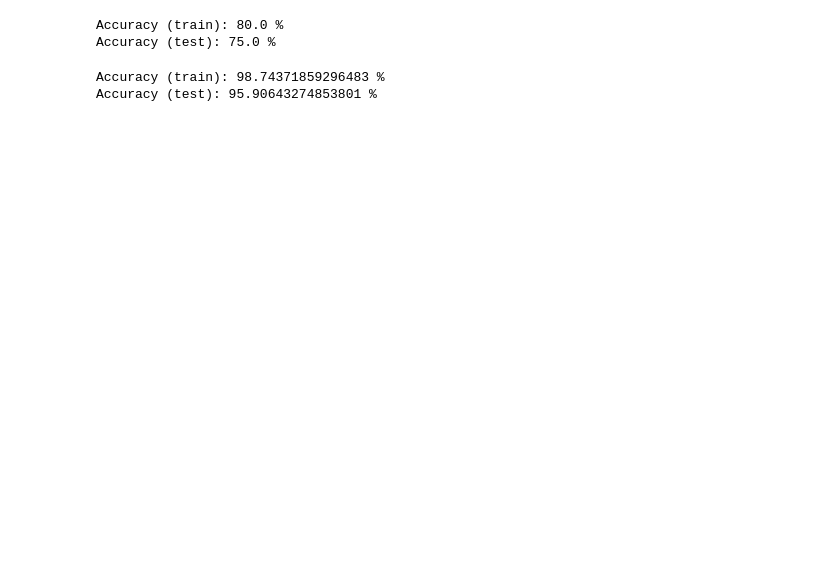
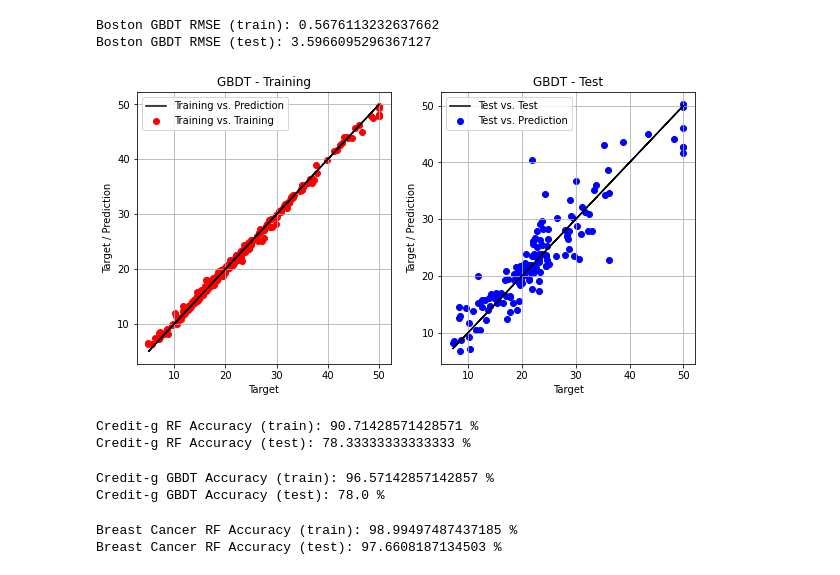
Before and after one commit to keloric/EE-P-596-A_2, a Jupyter notebook: Homework/Homework 4/GBDT.ipynb, the cells around one changed output. Drawn from its saved outputs; the diff is of its cells as text; code cells hidden in the pictures; blank space fills up the shorter version.

```diff
--- a/Homework/Homework 4/GBDT.ipynb
+++ b/Homework/Homework 4/GBDT.ipynb
@@ -453,6 +476,38 @@ RMSE (test): 3.9132221938733194
+# %%
+# Test the performance of GBDT on the Boston house price dataset
+boston_GBDT = GBDT(loss = 'mse', max_depth = 10, min_sample_split = 10, lamda = 5, gamma = 0, learning_rate = 0.1, num_trees = 50)
+
+boston_GBDT.fit(X_train, y_train)
+
+y_pred_train = boston_GBDT.predict(X_train)
+y_pred_test = boston_GBDT.predict(X_test)
+
+print('Boston GBDT RMSE (train):', root_mean_square_error(y_pred_train, y_train))
+print('Boston GBDT RMSE (test):', root_mean_square_error(y_pred_test, y_test))
+
+fig, ax = plt.subplots(1, 2, figsize=(10, 5))
+ax[0].scatter(y_train, y_pred_train, c='r', label='Training vs. Training')
+ax[0].plot(y_train, y_train, 'k-', label='Training vs. Prediction')
+ax[0].grid()
+ax[0].legend()
+ax[0].set_xlabel('Target')
+ax[0].set_ylabel('Target / Prediction')
+ax[0].set_title('GBDT - Training')
+
+ax[1].scatter(y_test, y_pred_test, c='b', label='Test vs. Prediction')
+ax[1].plot(y_test, y_test, 'k-', label='Test vs. Test')
+ax[1].grid()
+ax[1].legend()
+ax[1].set_xlabel('Target')
+ax[1].set_ylabel('Target / Prediction')
+ax[1].set_title('GBDT - Test')
+fig.show()
+plt.savefig('Problem_4_e_1')
+# %% [output]
+Boston GBDT RMSE (train): 0.5676113232637662
+Boston GBDT RMSE (test): 3.5966095296367127
+[figure, added]
 # %%
-# TODO: GBDT classification on credit-g dataset
-
 # load data
 from sklearn.datasets import fetch_openml
 X, y = fetch_openml('credit-g', version=1, return_X_y=True, data_home='credit/', as_frame=False)
@@ -462,22 +517,33 @@ y = np.array(list(map(lambda x: 1 if x == 'good' else 0, y)))
 from sklearn.model_selection import train_test_split
 X_train, X_test, y_train, y_test = train_test_split(X, y, test_size=0.3, random_state=8)
 
-# First, test the performance of RF on the credit-g dataset
-credit_RF = RF(loss = 'log', max_depth = 5, min_sample_split = 5, lamda = 1, gamma = 0, rf = 1, num_trees = 50)
+# Test the performance of RF on the credit-g dataset
+credit_RF = RF(loss = 'log', max_depth = 10, min_sample_split = 10, lamda = 1, gamma = 0, rf = 0.5, num_trees = 50)
 
 credit_RF.fit(X_train, y_train)
 
 y_pred_train = credit_RF.predict(X_train)
 y_pred_test = credit_RF.predict(X_test)
 
-print('Credit-g Accuracy (train):', accuracy(y_pred_train, y_train)*100, '%')
-print('Credit-g Accuracy (test):', accuracy(y_pred_test, y_test)*100, '%')
-
-# Attempt GDBT on credit-g
-# _____TODO__________
+print('Credit-g RF Accuracy (train):', accuracy(y_pred_train, y_train)*100, '%')
+print('Credit-g RF Accuracy (test):', accuracy(y_pred_test, y_test)*100, '%')
 # %% [output]
-Accuracy (train): 80.0 %
-Accuracy (test): 75.0 %
+Credit-g RF Accuracy (train): 90.71428571428571 %
+Credit-g RF Accuracy (test): 78.33333333333333 %
+# %%
+# Test the performance of GBDT on the credit-g dataset
+credit_GBDT = GBDT(loss = 'log', max_depth = 10, min_sample_split = 10, lamda = 8, gamma = 0, learning_rate = 0.1, num_trees = 50)
+
+credit_GBDT.fit(X_train, y_train)
+
+y_pred_train = credit_GBDT.predict(X_train)
+y_pred_test = credit_GBDT.predict(X_test)
+
+print('Credit-g GBDT Accuracy (train):', accuracy(y_pred_train, y_train)*100, '%')
+print('Credit-g GBDT Accuracy (test):', accuracy(y_pred_test, y_test)*100, '%')
+# %% [output]
+Credit-g GBDT Accuracy (train): 96.57142857142857 %
+Credit-g GBDT Accuracy (test): 78.0 %
 # %%
 # TODO: GBDT classification on breast cancer dataset
 
@@ -492,15 +558,15 @@ from sklearn.model_selection import train_test_split
 X_train, X_test, y_train, y_test = train_test_split(X, y, test_size=0.3, random_state=8)
 
 # First, test the performance of RF on the credit-g dataset
-cancer_RF = RF(loss = 'log', max_depth = 5, min_sample_split = 5, lamda = 1, gamma = 0, rf = 1, num_trees = 50)
+cancer_RF = RF(loss = 'log', max_depth = 10, min_sample_split = 5, lamda = 1, gamma = 0, rf = 0.5, num_trees = 50)
 
 cancer_RF.fit(X_train, y_train)
 
 y_pred_train = cancer_RF.predict(X_train)
 y_pred_test = cancer_RF.predict(X_test)
 
-print('Breast Cancer Accuracy (train):', accuracy(y_pred_train, y_train)*100, '%')
-print('Breast Cancer Accuracy (test):', accuracy(y_pred_test, y_test)*100, '%')
+print('Breast Cancer RF Accuracy (train):', accuracy(y_pred_train, y_train)*100, '%')
+print('Breast Cancer RF Accuracy (test):', accuracy(y_pred_test, y_test)*100, '%')
 # %% [output]
-Accuracy (train): 98.74371859296483 %
-Accuracy (test): 95.90643274853801 %
+Breast Cancer RF Accuracy (train): 98.99497487437185 %
+Breast Cancer RF Accuracy (test): 97.6608187134503 %
```
Also changed, not shown: parts of 6 cells of this notebook, 3 other files.
